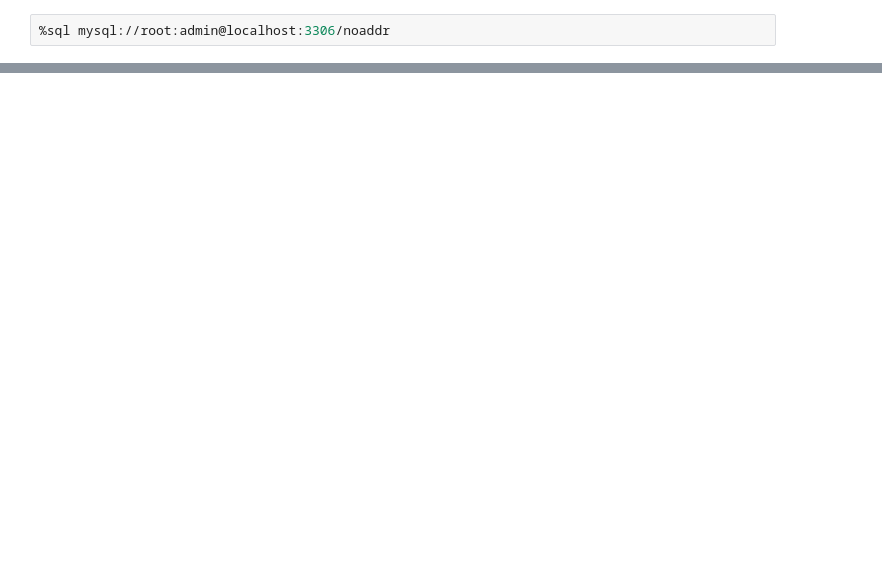
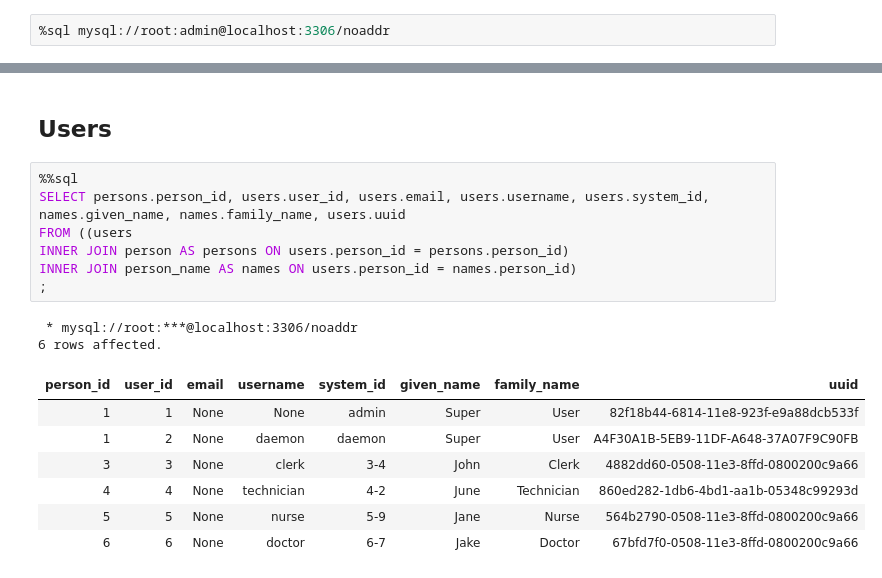
Before and after one commit to oak180/squirrel, a Jupyter notebook: mysql.ipynb, the cells around one changed output, grey strips where cells are left out. Drawn from its saved outputs; the diff is of its cells as text; blank space fills up the shorter version.

```diff
--- a/mysql.ipynb
+++ b/mysql.ipynb
@@ -68,0 +64,19 @@ WHERE names.given_name = 'Super';
+# %% [markdown]
+## Users
+# %%
+%%sql
+SELECT persons.person_id, users.user_id, users.email, users.username, users.system_id, names.given_name, names.family_name, users.uuid
+FROM ((users
+INNER JOIN person AS persons ON users.person_id = persons.person_id)
+INNER JOIN person_name AS names ON users.person_id = names.person_id)
+;
+# %% [output]
+ * mysql://root:***@localhost:3306/noaddr
+6 rows affected.
+| person_id | user_id | email | username | system_id | given_name | family_name | uuid |
+| 1 | 1 | None | None | admin | Super | User | 82f18b44-6814-11e8-923f-e9a88dcb533f |
+| 1 | 2 | None | daemon | daemon | Super | User | A4F30A1B-5EB9-11DF-A648-37A07F9C90FB |
+| 3 | 3 | None | clerk | 3-4 | John | Clerk | 4882dd60-0508-11e3-8ffd-0800200c9a66 |
+| 4 | 4 | None | technician | 4-2 | June | Technician | 860ed282-1db6-4bd1-aa1b-05348c99293d |
+| 5 | 5 | None | nurse | 5-9 | Jane | Nurse | 564b2790-0508-11e3-8ffd-0800200c9a66 |
+| 6 | 6 | None | doctor | 6-7 | Jake | Doctor | 67bfd7f0-0508-11e3-8ffd-0800200c9a66 |
```
Also changed, not shown: parts of 13 cells of this notebook, 1 other file.
